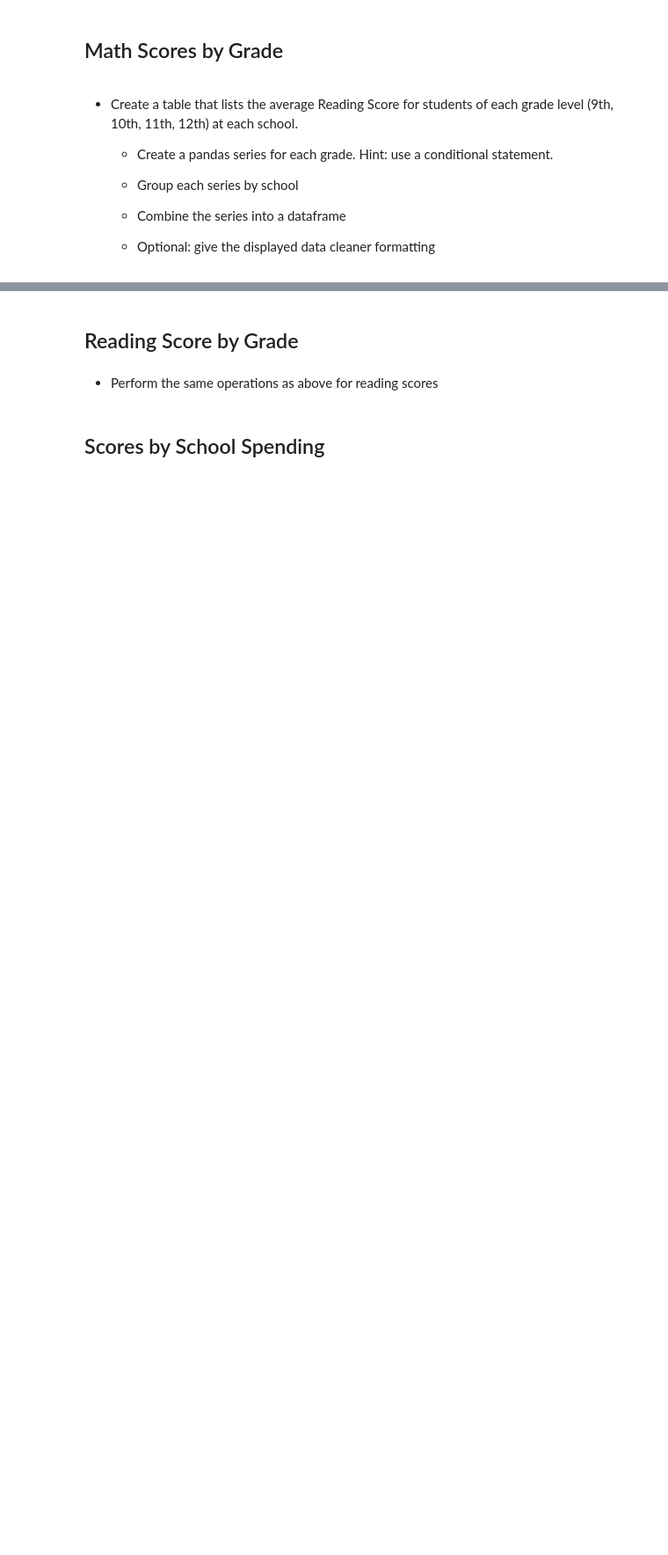
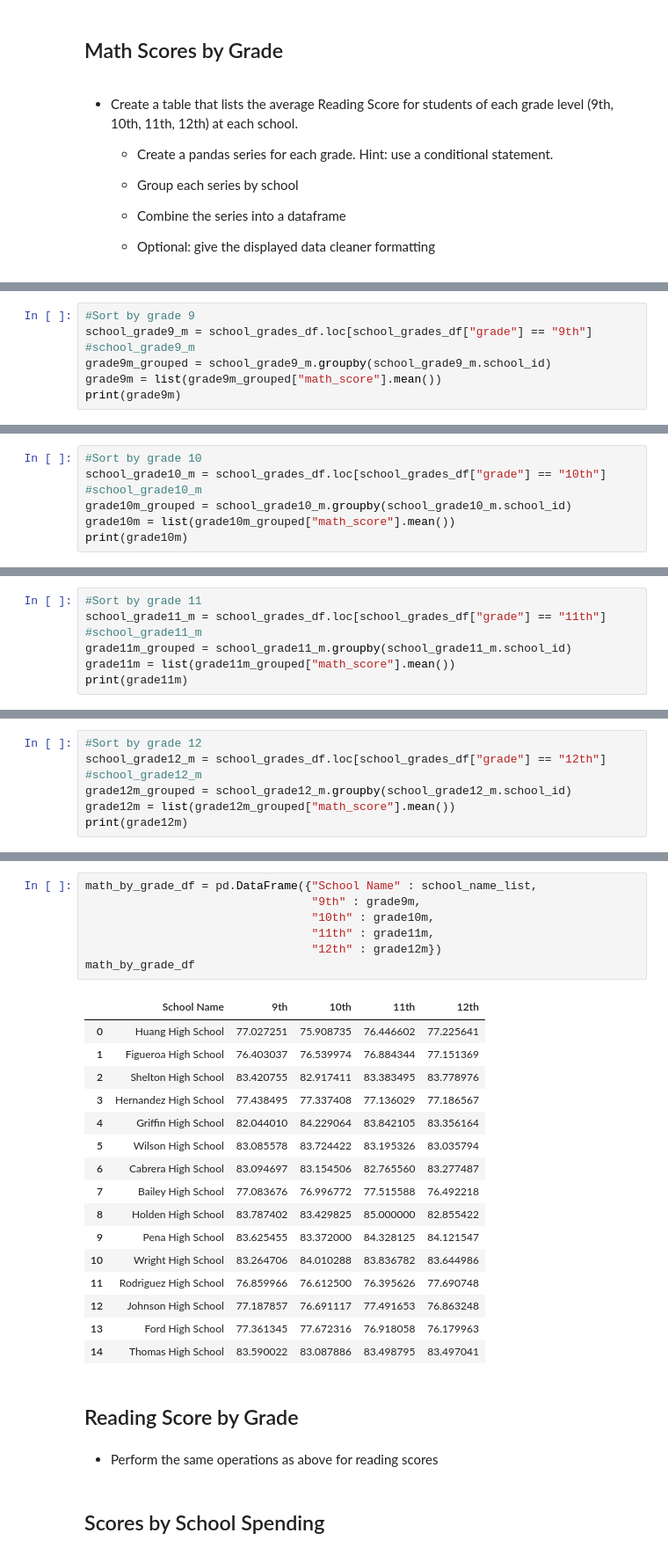
Before and after one commit to swdrich/pandas-challenge, a Jupyter notebook: PyCitySchools/PyCitySchools.ipynb, the cells around one changed output, grey strips where cells are left out. Shown: that part at 88% size. Cells and saved outputs as stored; diff of their text form; blank space fills up the shorter version.

Commit message:
Created df for math scores by school

```diff
--- a/PyCitySchools/PyCitySchools.ipynb
+++ b/PyCitySchools/PyCitySchools.ipynb
@@ -437,0 +479,7 @@ school_summary_sort_bottom_overall.head()
+# %%
+#Sort by grade 9
+school_grade9_m = school_grades_df.loc[school_grades_df["grade"] == "9th"]
+#school_grade9_m
+grade9m_grouped = school_grade9_m.groupby(school_grade9_m.school_id)
+grade9m = list(grade9m_grouped["math_score"].mean())
+print(grade9m)
@@ -437,0 +488,7 @@ school_summary_sort_bottom_overall.head()
+# %%
+#Sort by grade 10
+school_grade10_m = school_grades_df.loc[school_grades_df["grade"] == "10th"]
+#school_grade10_m
+grade10m_grouped = school_grade10_m.groupby(school_grade10_m.school_id)
+grade10m = list(grade10m_grouped["math_score"].mean())
+print(grade10m)
@@ -437,0 +497,7 @@ school_summary_sort_bottom_overall.head()
+# %%
+#Sort by grade 11
+school_grade11_m = school_grades_df.loc[school_grades_df["grade"] == "11th"]
+#school_grade11_m
+grade11m_grouped = school_grade11_m.groupby(school_grade11_m.school_id)
+grade11m = list(grade11m_grouped["math_score"].mean())
+print(grade11m)
@@ -437,0 +506,7 @@ school_summary_sort_bottom_overall.head()
+# %%
+#Sort by grade 12
+school_grade12_m = school_grades_df.loc[school_grades_df["grade"] == "12th"]
+#school_grade12_m
+grade12m_grouped = school_grade12_m.groupby(school_grade12_m.school_id)
+grade12m = list(grade12m_grouped["math_score"].mean())
+print(grade12m)
@@ -438,3 +515,27 @@ school_summary_sort_bottom_overall.head()
+# %%
+math_by_grade_df = pd.DataFrame({"School Name" : school_name_list,
+                                 "9th" : grade9m,
+                                 "10th" : grade10m,
+                                 "11th" : grade11m,
+                                 "12th" : grade12m})
+math_by_grade_df
+# %% [output]
+|  | School Name | 9th | 10th | 11th | 12th |
+| 0 | Huang High School | 77.027251 | 75.908735 | 76.446602 | 77.225641 |
+| 1 | Figueroa High School | 76.403037 | 76.539974 | 76.884344 | 77.151369 |
+| 2 | Shelton High School | 83.420755 | 82.917411 | 83.383495 | 83.778976 |
+| 3 | Hernandez High School | 77.438495 | 77.337408 | 77.136029 | 77.186567 |
+| 4 | Griffin High School | 82.044010 | 84.229064 | 83.842105 | 83.356164 |
+| 5 | Wilson High School | 83.085578 | 83.724422 | 83.195326 | 83.035794 |
+| 6 | Cabrera High School | 83.094697 | 83.154506 | 82.765560 | 83.277487 |
+| 7 | Bailey High School | 77.083676 | 76.996772 | 77.515588 | 76.492218 |
+| 8 | Holden High School | 83.787402 | 83.429825 | 85.000000 | 82.855422 |
+| 9 | Pena High School | 83.625455 | 83.372000 | 84.328125 | 84.121547 |
+| 10 | Wright High School | 83.264706 | 84.010288 | 83.836782 | 83.644986 |
+| 11 | Rodriguez High School | 76.859966 | 76.612500 | 76.395626 | 77.690748 |
+| 12 | Johnson High School | 77.187857 | 76.691117 | 77.491653 | 76.863248 |
+| 13 | Ford High School | 77.361345 | 77.672316 | 76.918058 | 76.179963 |
+| 14 | Thomas High School | 83.590022 | 83.087886 | 83.498795 | 83.497041 |
 # %% [markdown]
 ## Reading Score by Grade
 # %% [markdown]
```
Also changed, not shown: parts of 8 cells of this notebook.
